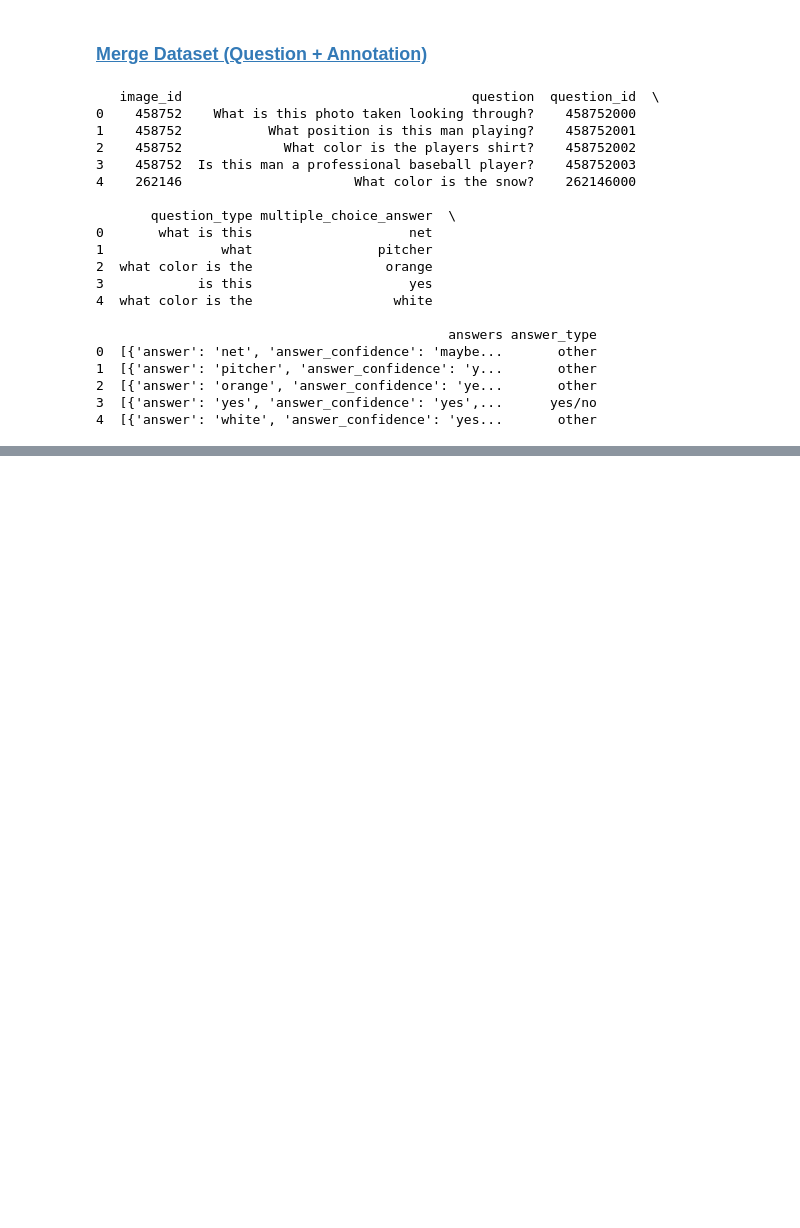
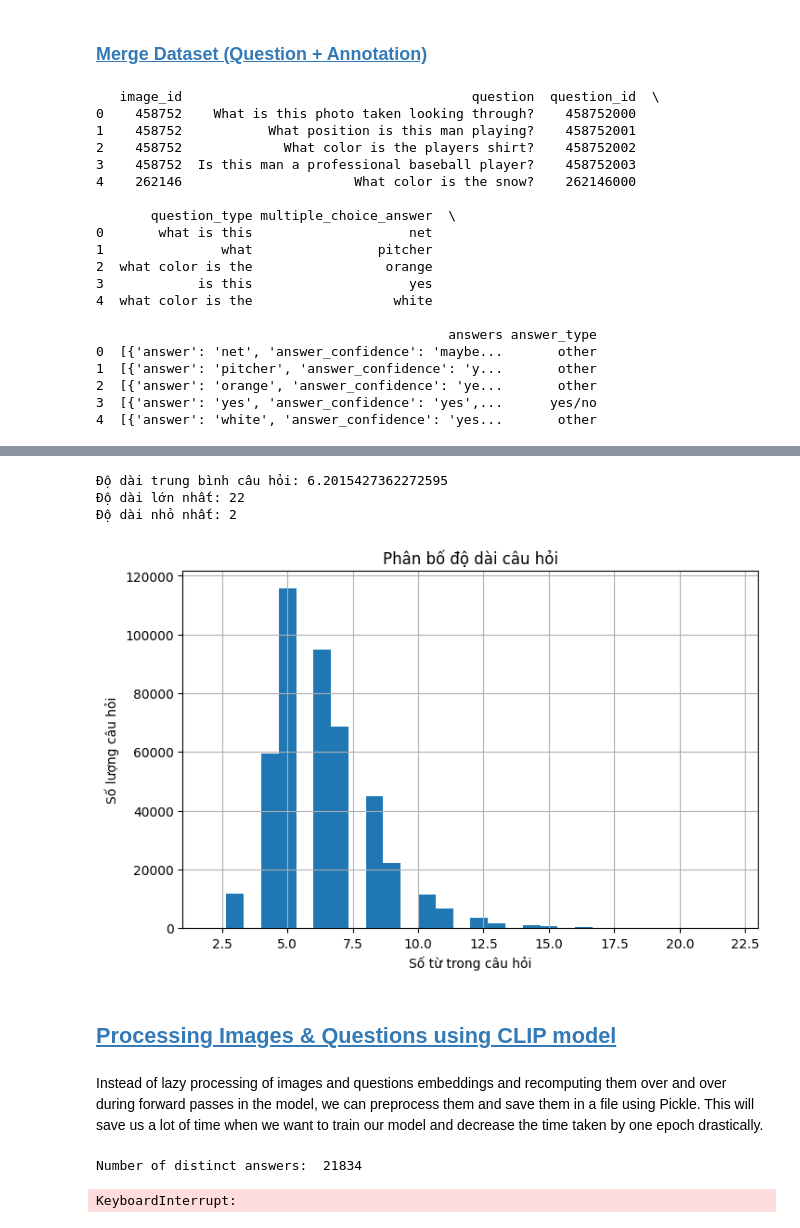
Before and after one commit to TrucThanhHoang/IMAGE-QUESTION-ANSWERING-WITH-YES-NO-QUESTIONS-USING-CLIP-MODEL, a Jupyter notebook: EDA_VQA.ipynb, the cells around one changed output, grey strips where cells are left out. Saved outputs shown, nothing was run; the diff lists cells and outputs as text; code cells hidden in the pictures; blank space fills up the shorter version.

```diff
--- a/EDA_VQA.ipynb
+++ b/EDA_VQA.ipynb
@@ -142,0 +178,23 @@ print(df.head())
+# %%
+df["q_len"] = df["question"].str.split().str.len()
+
+print("Độ dài trung bình câu hỏi:", df["q_len"].mean())
+print("Độ dài lớn nhất:", df["q_len"].max())
+print("Độ dài nhỏ nhất:", df["q_len"].min())
+
+# Histogram
+plt.figure(figsize=(8,5))
+df["q_len"].hist(bins=30)
+plt.title("Phân bố độ dài câu hỏi")
+plt.xlabel("Số từ trong câu hỏi")
+plt.ylabel("Số lượng câu hỏi")
+plt.show()
+# %% [output]
+Độ dài trung bình câu hỏi: 6.2015427362272595
+Độ dài lớn nhất: 22
+Độ dài nhỏ nhất: 2
+[figure, added]
+# %% [markdown]
+## <a id='toc1_7_'></a>[Processing Images & Questions using CLIP model](#toc0_)
+# %% [markdown]
+Instead of lazy processing of images and questions embeddings and recomputing them over and over during forward passes in the model, we can preprocess them and save them in a file using Pickle. This will save us a lot of time when we want to train our model and decrease the time taken by one epoch drastically.
@@ -142,0 +260,26 @@ print(df.head())
+# %%
+train_df = read_dataframe(ANNOTATIONS_TRAIN_PATH, QUESTIONS_TRAIN_PATH)
+validation_df = read_dataframe(ANNOTATIONS_VAL_PATH, QUESTIONS_VAL_PATH)
+
+# Split train → train + small test
+from sklearn.model_selection import train_test_split
+train_df, test_df = train_test_split(train_df, test_size=0.05, random_state=42, shuffle=True)
+
+# Xác định số lượng câu trả lời duy nhất
+ANSWER_SPACE = train_df["multiple_choice_answer"].nunique()
+print("Number of distinct answers: ", ANSWER_SPACE)
+# %% [output]
+Number of distinct answers:  21834
+# %%
+train_df = read_dataframe(ANNOTATIONS_TRAIN_PATH, QUESTIONS_TRAIN_PATH, dataset_type="train")
+val_df   = read_dataframe(ANNOTATIONS_VAL_PATH, QUESTIONS_VAL_PATH, dataset_type="val")
+
+# 2. Encode Images
+train_images = process_images(train_df, TRAIN_PATH, clip_model, preprocessor, DEVICE, prefix="COCO_train2014_")
+val_images   = process_images(val_df, VALIDATION_PATH, clip_model, preprocessor, DEVICE, prefix="COCO_val2014_")
+
+# 3. Encode Questions
+train_questions = process_questions(train_df, clip_model, DEVICE, batch_size=64)
+val_questions   = process_questions(val_df, clip_model, DEVICE, batch_size=64)
+# %% [output]
+KeyboardInterrupt:
```
Also changed, not shown: parts of 7 cells of this notebook.
